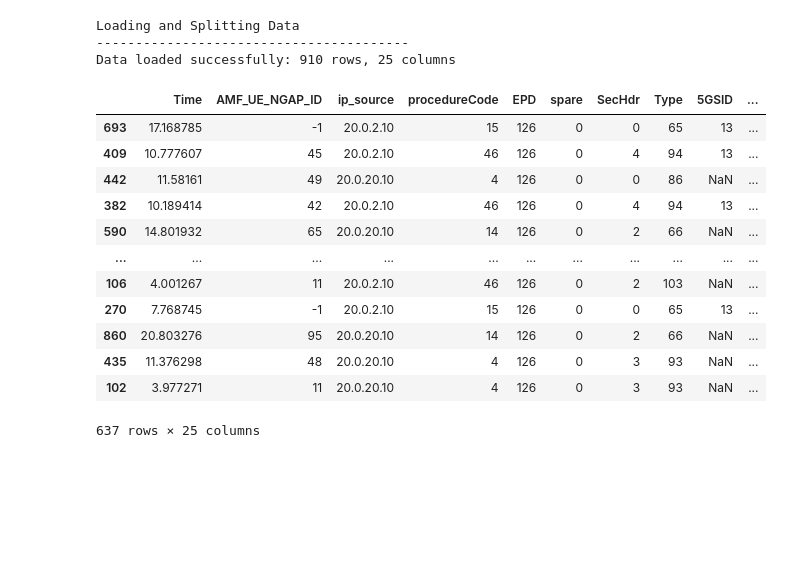
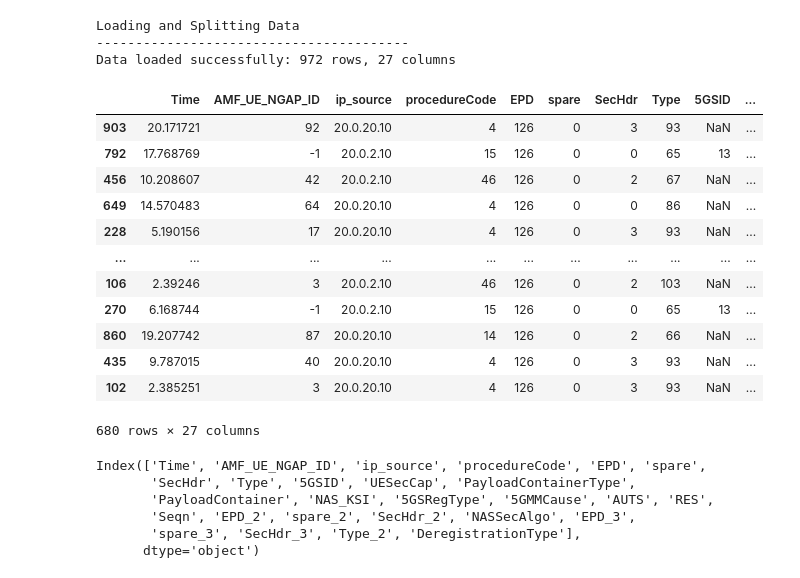
Before and after one commit to Keysight-Cybersecurity/Anomaly-detection, a Jupyter notebook: ReplayAttack.ipynb, the cells around one changed output. Saved outputs shown, nothing was run; the diff lists cells and outputs as text; code cells hidden in the pictures; blank space fills up the shorter version.

```diff
--- a/ReplayAttack.ipynb
+++ b/ReplayAttack.ipynb
@@ -35,13 +35,20 @@ class AnomalyDetector:
             except ValueError:
                 return str(val)
 
-        data = data.applymap(convert_float_int_or_numeric_placeholder)
+        data = data.map(convert_float_int_or_numeric_placeholder)
 
         # Drop non-useful columns
+
         cols_to_drop = ['Time', 'ip_source', 'AMF_UE_NGAP_ID','EPD_2', 'spare_2', 'SecHdr_2', 'NASSecAlgo',
                            'EPD_3', 'spare_3', 'SecHdr_3', 'Type_2',
-                           'PayloadContainerType', 'PayloadContainer', 'NAS_KSI', '5GSRegType',
-                            'RES',  'DeregistrationType' ]
+                           'PayloadContainerType', 'PayloadContainer',
+                            'RES',  'DeregistrationType', 'Seqn', '5GSID']
+
+        #Drop non-useful columns for replay attck detection
+        cols_to_drop_replay = ['Time', 'ip_source', 'AMF_UE_NGAP_ID','EPD_2', 'spare_2', 'SecHdr_2', 'NASSecAlgo',
+                           'EPD_3', 'spare_3', 'SecHdr_3', 'Type_2',
+                           'PayloadContainerType', 'PayloadContainer',
+                            'RES',  'DeregistrationType', ]
 
         data_clean = data.drop(columns=cols_to_drop, errors='ignore')
 
@@ -409,7 +416,7 @@ class AnomalyDetector:
         print(f"Best contamination score: {chosen_model['params']['contamination']}")
         print(f"Best model test quality score: {chosen_model['test_quality_score']:.4f}")
         print(f"Best model training quality score: {chosen_model['train_quality']:.4f}")
-        print(f"Total models evaluated: {len(model_evaluations)}")
+        print(f"Total configurations evaluated: {len(model_evaluations)}")
         print(f"Models that detected anomalies: {len([m for m in model_evaluations if m['test_anomaly_count'] > 0])}")
 
         print(f"\nContamination scores tested: {sorted(set(contaminations))}")
@@ -426,33 +433,42 @@ class AnomalyDetector:
 # %%
 # Example usage for the main execution
 if __name__ == "__main__":
     print("\nLoading and Splitting Data")
     print("-" * 40)
 
 
-    train_data = pd.read_csv("replaydata.csv", dtype=str, sep=";")
+    train_data = pd.read_csv("data.csv", dtype=str, sep=";")
     print(f"Data loaded successfully: {train_data.shape[0]} rows, {train_data.shape[1]} columns")
 
     detector = AnomalyDetector()
-    X_train, X_test = train_test_split(train_data, test_size=0.3, random_state=42)
+    X_train, X_test = train_test_split(train_data, test_size=0.30, random_state=42)
 X_train
 # %% [output]
 Loading and Splitting Data
 ----------------------------------------
-Data loaded successfully: 910 rows, 25 columns
+Data loaded successfully: 972 rows, 27 columns
 |  | Time | AMF_UE_NGAP_ID | ip_source | procedureCode | EPD | spare | SecHdr | Type | 5GSID | ... |
-| 693 | 17.168785 | -1 | 20.0.2.10 | 15 | 126 | 0 | 0 | 65 | 13 | ... |
-| 409 | 10.777607 | 45 | 20.0.2.10 | 46 | 126 | 0 | 4 | 94 | 13 | ... |
-| 442 | 11.58161 | 49 | 20.0.20.10 | 4 | 126 | 0 | 0 | 86 | NaN | ... |
-| 382 | 10.189414 | 42 | 20.0.2.10 | 46 | 126 | 0 | 4 | 94 | 13 | ... |
-| 590 | 14.801932 | 65 | 20.0.20.10 | 14 | 126 | 0 | 2 | 66 | NaN | ... |
+| 903 | 20.171721 | 92 | 20.0.20.10 | 4 | 126 | 0 | 3 | 93 | NaN | ... |
+| 792 | 17.768769 | -1 | 20.0.2.10 | 15 | 126 | 0 | 0 | 65 | 13 | ... |
+| 456 | 10.208607 | 42 | 20.0.2.10 | 46 | 126 | 0 | 2 | 67 | NaN | ... |
+| 649 | 14.570483 | 64 | 20.0.20.10 | 4 | 126 | 0 | 0 | 86 | NaN | ... |
+| 228 | 5.190156 | 17 | 20.0.20.10 | 4 | 126 | 0 | 3 | 93 | NaN | ... |
 | ... | ... | ... | ... | ... | ... | ... | ... | ... | ... | ... |
-| 106 | 4.001267 | 11 | 20.0.2.10 | 46 | 126 | 0 | 2 | 103 | NaN | ... |
-| 270 | 7.768745 | -1 | 20.0.2.10 | 15 | 126 | 0 | 0 | 65 | 13 | ... |
-| 860 | 20.803276 | 95 | 20.0.20.10 | 14 | 126 | 0 | 2 | 66 | NaN | ... |
-| 435 | 11.376298 | 48 | 20.0.20.10 | 4 | 126 | 0 | 3 | 93 | NaN | ... |
-| 102 | 3.977271 | 11 | 20.0.20.10 | 4 | 126 | 0 | 3 | 93 | NaN | ... |
+| 106 | 2.39246 | 3 | 20.0.2.10 | 46 | 126 | 0 | 2 | 103 | NaN | ... |
+| 270 | 6.168744 | -1 | 20.0.2.10 | 15 | 126 | 0 | 0 | 65 | 13 | ... |
+| 860 | 19.207742 | 87 | 20.0.20.10 | 14 | 126 | 0 | 2 | 66 | NaN | ... |
+| 435 | 9.787015 | 40 | 20.0.20.10 | 4 | 126 | 0 | 3 | 93 | NaN | ... |
+| 102 | 2.385251 | 3 | 20.0.20.10 | 4 | 126 | 0 | 3 | 93 | NaN | ... |
-637 rows × 25 columns
+680 rows × 27 columns
+# %%
+X_train.columns
+# %% [output]
+Index(['Time', 'AMF_UE_NGAP_ID', 'ip_source', 'procedureCode', 'EPD', 'spare',
+       'SecHdr', 'Type', '5GSID', 'UESecCap', 'PayloadContainerType',
+       'PayloadContainer', 'NAS_KSI', '5GSRegType', '5GMMCause', 'AUTS', 'RES',
+       'Seqn', 'EPD_2', 'spare_2', 'SecHdr_2', 'NASSecAlgo', 'EPD_3',
+       'spare_3', 'SecHdr_3', 'Type_2', 'DeregistrationType'],
+      dtype='object')
 # %%
 print(f"Data split: {X_train.shape[0]} training samples, {X_test.shape[0]} test samples")
 # %% [output]
```
Also changed, not shown: parts of 5 cells of this notebook.
